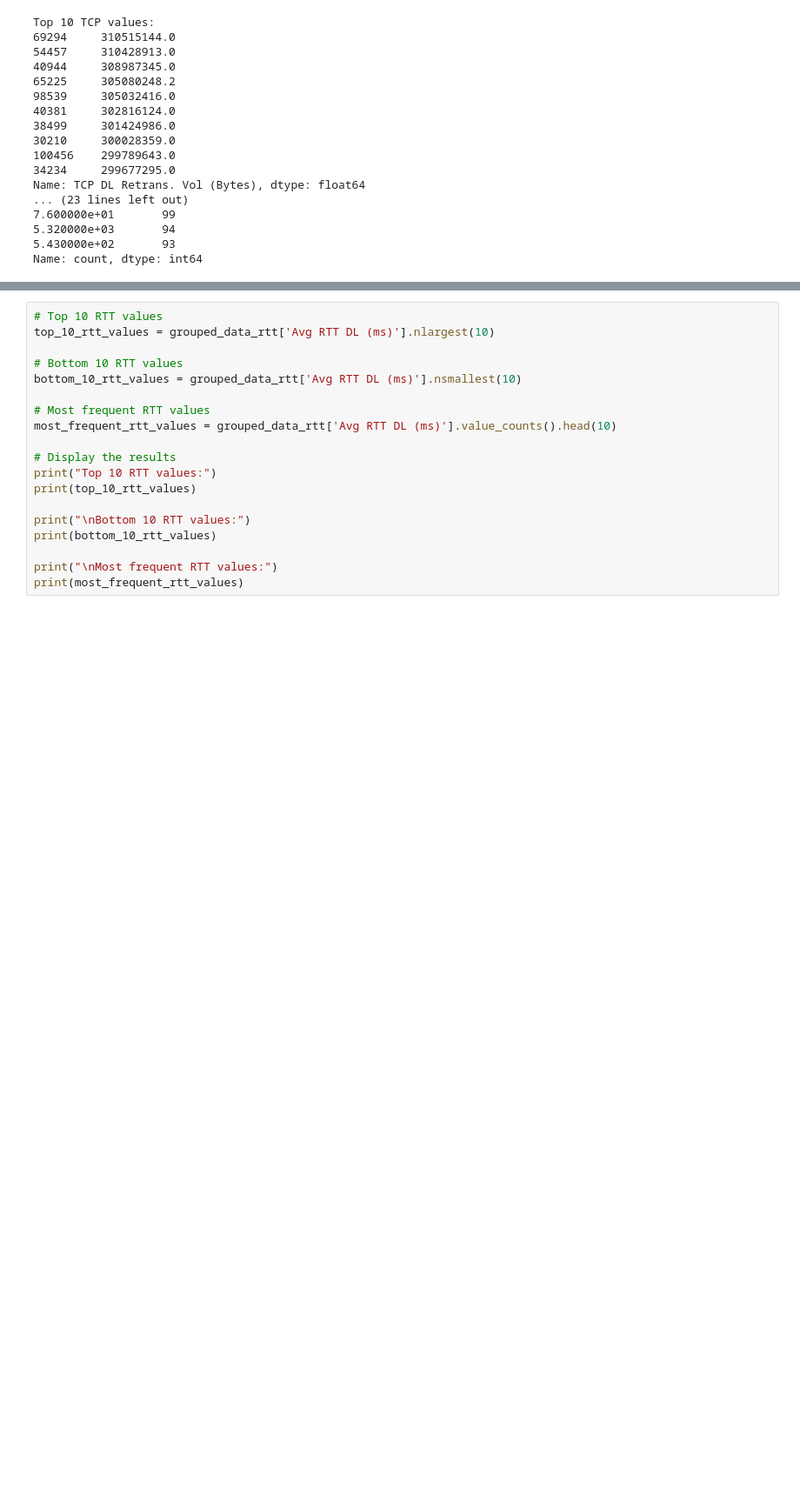
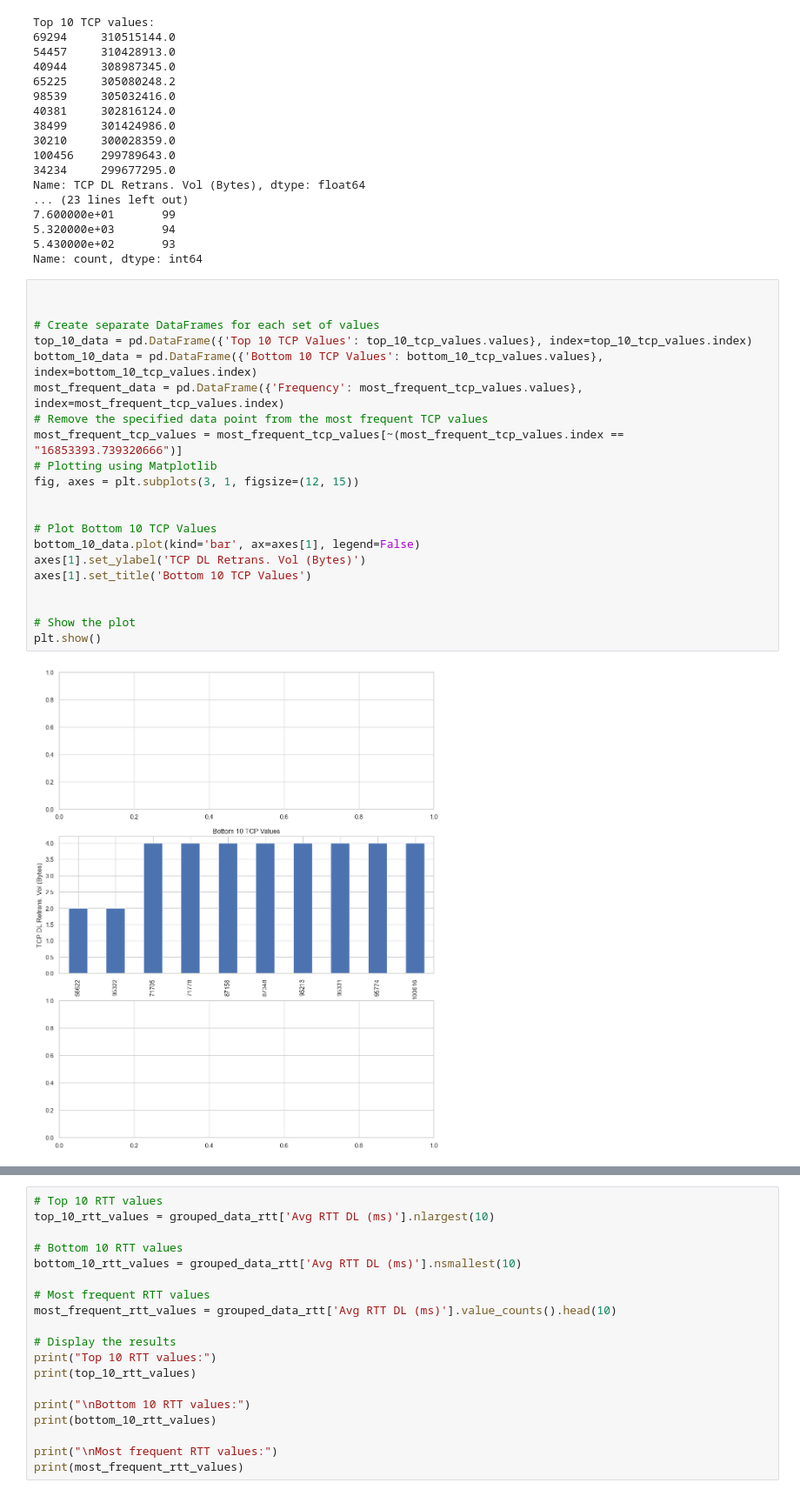
Before and after one commit to AbelBekele/10-Academy-Week-1, a Jupyter notebook: EDA Notebooks/Users' experience analytics.ipynb, the cells around one changed output, grey strips where cells are left out. Shown at 87% size. Cells and saved outputs as stored; diff of their text form; blank space fills up the shorter version.

```diff
--- a/EDA Notebooks/Users' experience analytics.ipynb
+++ b/EDA Notebooks/Users' experience analytics.ipynb
@@ -212,3 +212,26 @@ Name: TCP DL Retrans. Vol (Bytes), dtype: float64
 5.320000e+03       94
 5.430000e+02       93
 Name: count, dtype: int64
+# %%
+
+
+# Create separate DataFrames for each set of values
+top_10_data = pd.DataFrame({'Top 10 TCP Values': top_10_tcp_values.values}, index=top_10_tcp_values.index)
+bottom_10_data = pd.DataFrame({'Bottom 10 TCP Values': bottom_10_tcp_values.values}, index=bottom_10_tcp_values.index)
+most_frequent_data = pd.DataFrame({'Frequency': most_frequent_tcp_values.values}, index=most_frequent_tcp_values.index)
+# Remove the specified data point from the most frequent TCP values
+most_frequent_tcp_values = most_frequent_tcp_values[~(most_frequent_tcp_values.index == "16853393.739320666")]
+# Plotting using Matplotlib
+fig, axes = plt.subplots(3, 1, figsize=(12, 15))
+
+
+# Plot Bottom 10 TCP Values
+bottom_10_data.plot(kind='bar', ax=axes[1], legend=False)
+axes[1].set_ylabel('TCP DL Retrans. Vol (Bytes)')
+axes[1].set_title('Bottom 10 TCP Values')
+
+
+# Show the plot
+plt.show()
+# %% [output]
+[figure, added]
```
Also changed, not shown: parts of 6 cells of this notebook, 2 other files.
